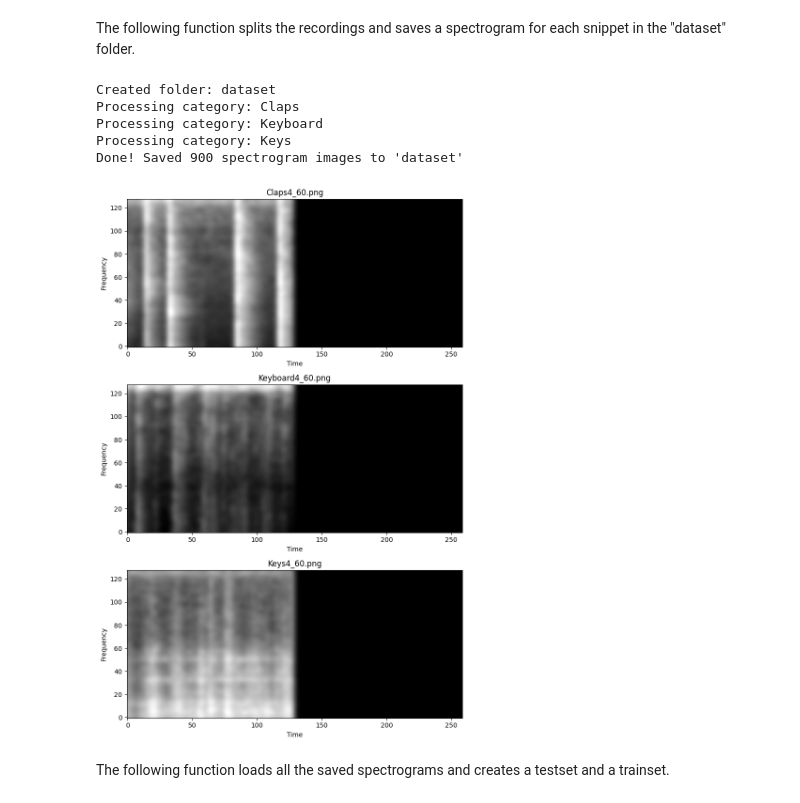
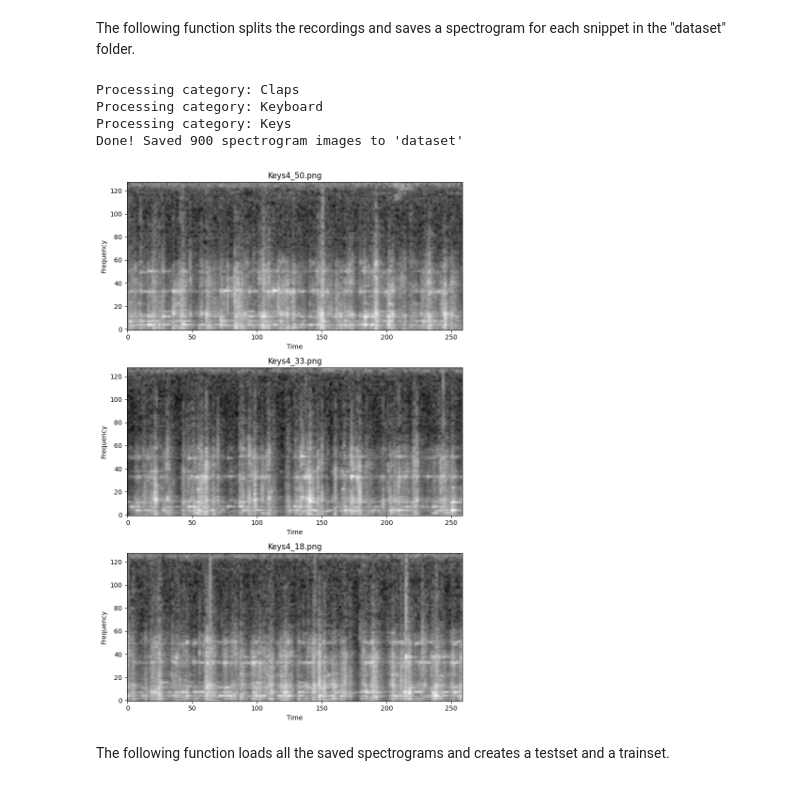
Before and after one commit to pedmur/AIS7, a Jupyter notebook: FinalAssignment/Jetsound.ipynb, the cells around one changed output. Cells and saved outputs as stored; diff of their text form; code cells hidden in the pictures.

```diff
--- a/FinalAssignment/Jetsound.ipynb
+++ b/FinalAssignment/Jetsound.ipynb
@@ -56,12 +130,12 @@ def convert_to_spectrogram(audio_signal, sample_rate, n_mels, fmax=8000):
 # %% [markdown]
 The following function splits the recordings and saves a spectrogram for each snippet in the "dataset" folder.
 # %%
+#SPLITTER FUNCTION AND DATASET GENERATION
 import os
 import math
 import numpy as np
 import matplotlib.pyplot as plt
 import librosa
-from scipy.ndimage import gaussian_filter
 
 def split_rec_and_create_dataset():
     # Settings
@@ -94,7 +168,7 @@ def split_rec_and_create_dataset():
                 audio, sr = librosa.load(file_path, sr=None)
 
                 total_samples = len(audio)
-                samples_per_chunk = int(snippet_length * sr)
+                samples_per_chunk = int(RECORD_SECONDS * sr)
 
                 # If we want 50% overlap, we step forward by 50% of the chunk length
                 step_size = int(samples_per_chunk * (1 - overlap_ratio))
@@ -117,17 +191,13 @@ def split_rec_and_create_dataset():
                         chunk_audio = np.pad(chunk_audio, (0, padding_needed), mode='constant')
 
                     # Convert to spectrogram
-                    spectro = convert_to_spectrogram(chunk_audio, sr, N_MELS, fmax=8000)
-
-                    # Squeeze and Blur
-                    image_data = spectro.squeeze()
-                    image_data = gaussian_filter(image_data, sigma=2.0)
+                    tensor, image = convert_to_spectrogram(chunk_audio, sr, N_MELS, fmax=FMAX)
 
                     # Save
                     out_name = f"{base_name}_{part_idx}.png"
                     out_path = os.path.join(DATASET_PATH, out_name)
 
-                    plt.imsave(out_path, image_data, origin='lower', cmap='gray')
+                    plt.imsave(out_path, image, origin='lower', cmap='gray')
 
                     count += 1
                     part_idx += 1
@@ -142,44 +212,43 @@ def split_rec_and_create_dataset():
 
 split_rec_and_create_dataset()
 # %% [output]
-Created folder: dataset
 Processing category: Claps
 Processing category: Keyboard
 Processing category: Keys
 Done! Saved 900 spectrogram images to 'dataset'
 # %%
-#Function to check the previous dataset creation
+#SAMPLE VISUALIZER
 import matplotlib.pyplot as plt
 import os
 
 # The specific files you want to compare
-files_to_plot = ["Claps4_60.png", "Keyboard4_60.png", "Keys4_60.png"]
+files_to_plot = ["Keys4_50.png", "Keys4_33.png", "Keys4_18.png"]
 
 # Create a grid with 3 rows and 1 column
 # figsize=(width, height). (8, 12) makes it tall enough for 3 stacked images.
 fig, axes = plt.subplots(3, 1, figsize=(8, 12))
 
 for i, filename in enumerate(files_to_plot):
     file_path = os.path.join("dataset", filename)
 
     # Check if file exists to prevent crashing if one is missing
     if os.path.exists(file_path):
         # Load the image
         image_data = plt.imread(file_path)
 
         # Plot on the specific subplot axis (axes[i])
         axes[i].imshow(image_data, origin='lower', cmap='gray', aspect='auto')
         axes[i].set_title(filename)
         axes[i].set_ylabel("Frequency")
         axes[i].set_xlabel("Time")
     else:
         print(f"Warning: Could not find {file_path}")
 
 # Adjust layout so titles and labels don't overlap
 plt.tight_layout()
 plt.show()
 # %% [output]
-[figure, old version]
+[figure, new version]
 # %% [markdown]
 The following function loads all the saved spectrograms and creates a testset and a trainset.
 # %%
```
Also changed, not shown: parts of 12 cells of this notebook, 2 other files.
